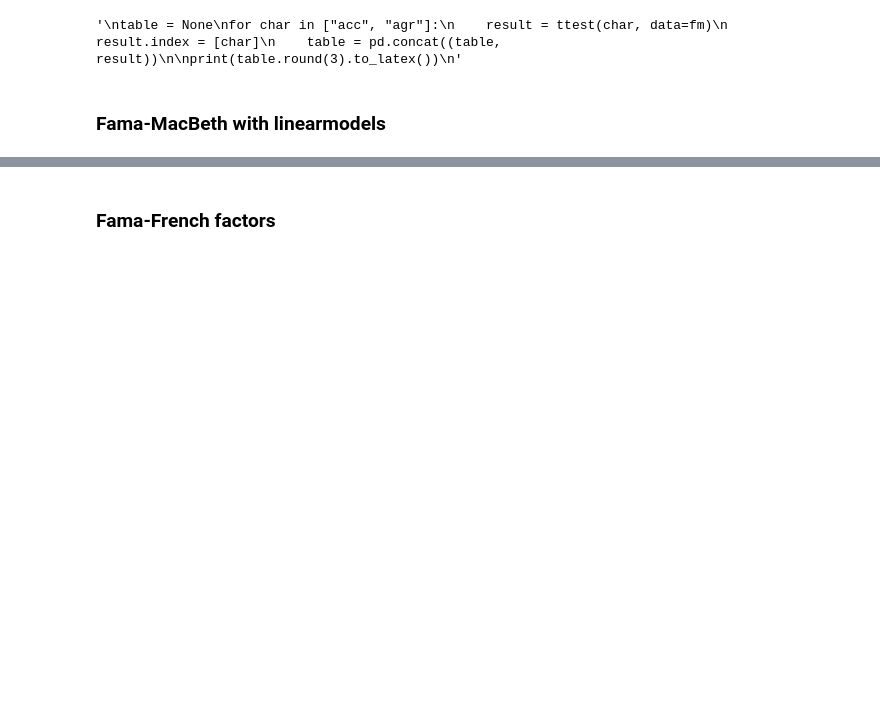
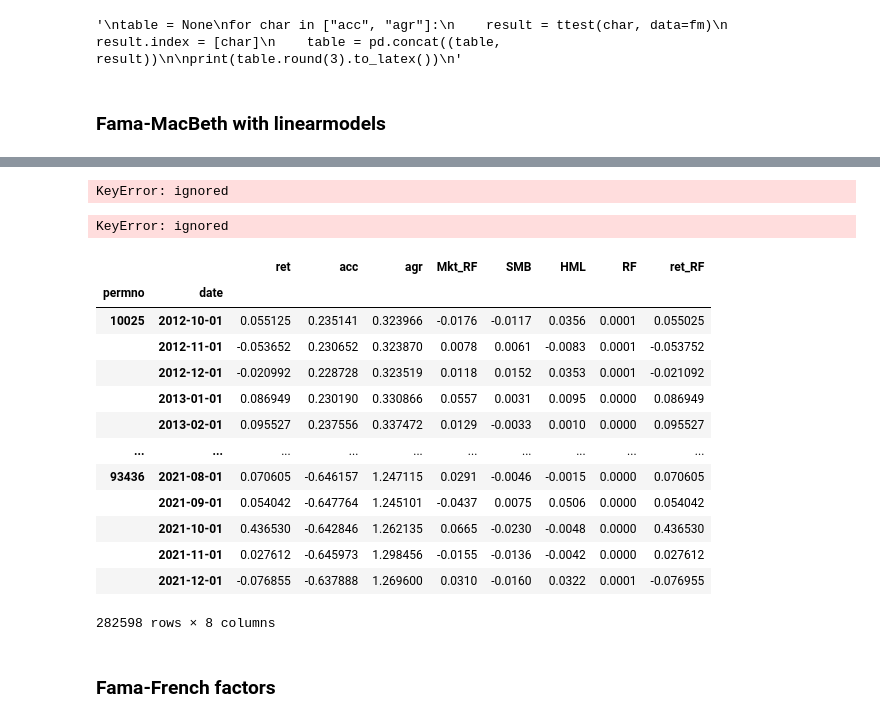
Before and after one commit to kerryback/busi520, a Jupyter notebook: AssetPricingRegressions.ipynb, the cells around one changed output, grey strips where cells are left out. Cells and saved outputs as stored; diff of their text form; code cells hidden in the pictures; blank space fills up the shorter version.

```diff
--- a/AssetPricingRegressions.ipynb
+++ b/AssetPricingRegressions.ipynb
@@ -74,3 +115,35 @@ print(table.round(3).to_latex())
+# %%
+# data.date = data.date.dt.to_timestamp()
+model = FamaMacBeth.from_formula("ret ~ 1 + acc + agr", data=data.set_index(["permno", "date"]))
+result = model.fit(cov_type="HAC", cov_kwds={"kernel": "bartlett", "maxlags": 12})
+result.summary()
+# %% [output]
+KeyError: ignored
+# %%
+from linearmodels.panel import generate_panel_data
+panel_data = generate_panel_data()
+mod = FamaMacBeth.from_formula("y ~ 1 + x1", panel_data.data)
+result = mod.fit()
+result.summary()
+# %% [output]
+KeyError: ignored
+# %%
+data.set_index(["permno", "date"])
+# %% [output]
+|  |  | ret | acc | agr | Mkt_RF | SMB | HML | RF | ret_RF |
+| permno | date |  |  |  |  |  |  |  |  |
+| 10025 | 2012-10-01 | 0.055125 | 0.235141 | 0.323966 | -0.0176 | -0.0117 | 0.0356 | 0.0001 | 0.055025 |
+|  | 2012-11-01 | -0.053652 | 0.230652 | 0.323870 | 0.0078 | 0.0061 | -0.0083 | 0.0001 | -0.053752 |
+|  | 2012-12-01 | -0.020992 | 0.228728 | 0.323519 | 0.0118 | 0.0152 | 0.0353 | 0.0001 | -0.021092 |
+|  | 2013-01-01 | 0.086949 | 0.230190 | 0.330866 | 0.0557 | 0.0031 | 0.0095 | 0.0000 | 0.086949 |
+|  | 2013-02-01 | 0.095527 | 0.237556 | 0.337472 | 0.0129 | -0.0033 | 0.0010 | 0.0000 | 0.095527 |
+| ... | ... | ... | ... | ... | ... | ... | ... | ... | ... |
+| 93436 | 2021-08-01 | 0.070605 | -0.646157 | 1.247115 | 0.0291 | -0.0046 | -0.0015 | 0.0000 | 0.070605 |
+|  | 2021-09-01 | 0.054042 | -0.647764 | 1.245101 | -0.0437 | 0.0075 | 0.0506 | 0.0000 | 0.054042 |
+|  | 2021-10-01 | 0.436530 | -0.642846 | 1.262135 | 0.0665 | -0.0230 | -0.0048 | 0.0000 | 0.436530 |
+|  | 2021-11-01 | 0.027612 | -0.645973 | 1.298456 | -0.0155 | -0.0136 | -0.0042 | 0.0000 | 0.027612 |
+|  | 2021-12-01 | -0.076855 | -0.637888 | 1.269600 | 0.0310 | -0.0160 | 0.0322 | 0.0001 | -0.076955 |
+282598 rows × 8 columns
 # %% [markdown]
 ### Fama-French factors
 # %%
```
Also changed, not shown: parts of 5 cells of this notebook.
